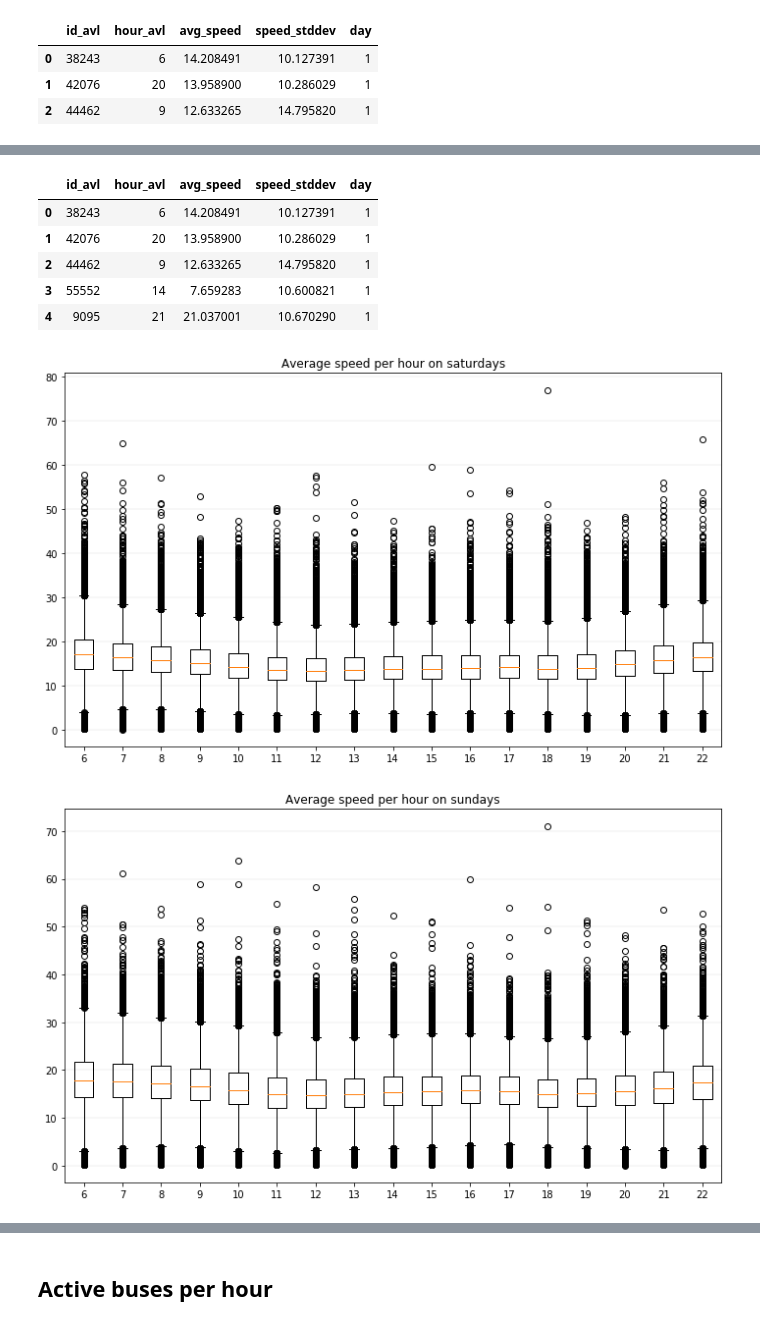
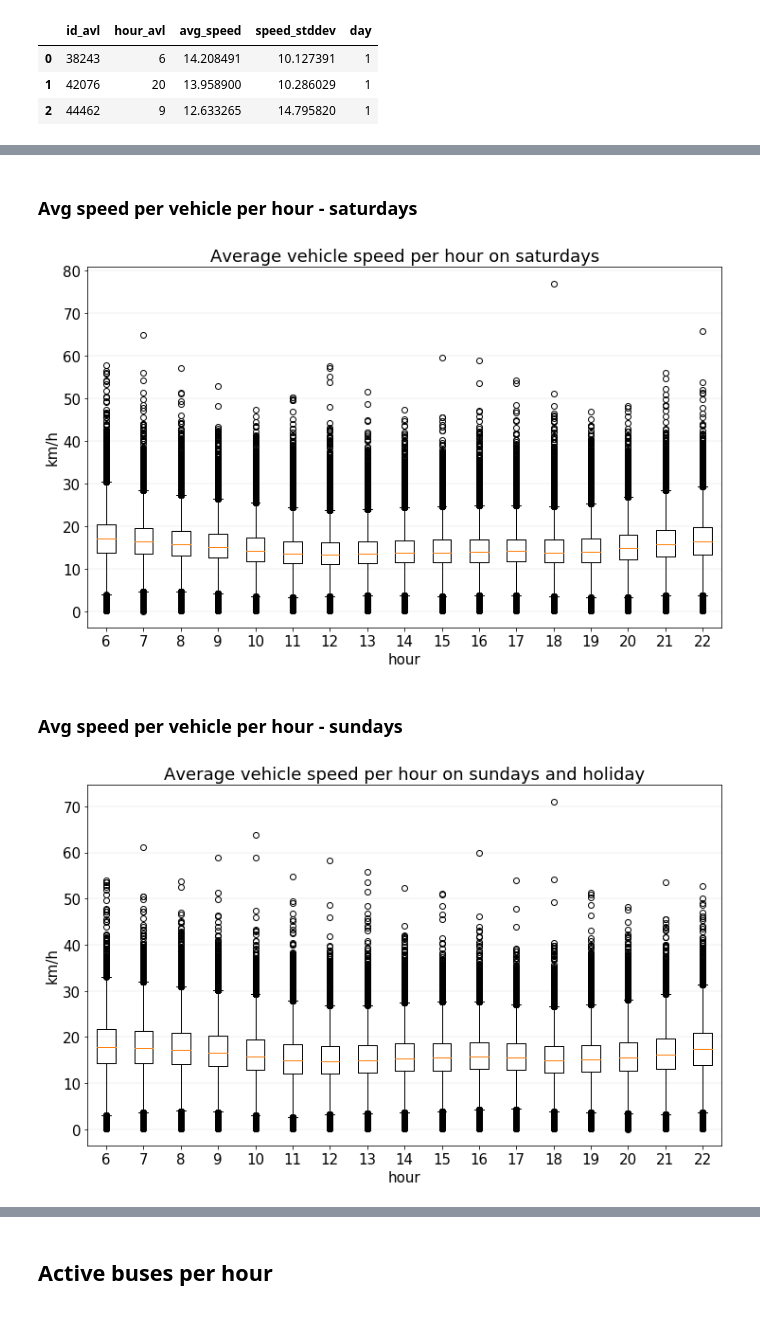
Before and after one commit to caroljunq/sptrans-data-analysis, a Jupyter notebook: article-journal/3-metrics-charts.ipynb, the cells around one changed output, grey strips where cells are left out. Cells and saved outputs as stored; diff of their text form; code cells hidden in the pictures.

```diff
--- a/article-journal/3-metrics-charts.ipynb
+++ b/article-journal/3-metrics-charts.ipynb
@@ -255,74 +282,74 @@ plt.show()
-# %%
-df = pd.read_parquet("./metrics-calculation-data/speed-calculation/speed-per-vehicle-per-hour-all-weekdays/")
-df.head(5)
-# %% [output]
-|  | id_avl | hour_avl | avg_speed | speed_stddev | day |
-| 0 | 38243 | 6 | 14.208491 | 10.127391 | 1 |
-| 1 | 42076 | 20 | 13.958900 | 10.286029 | 1 |
-| 2 | 44462 | 9 | 12.633265 | 14.795820 | 1 |
-| 3 | 55552 | 14 | 7.659283 | 10.600821 | 1 |
-| 4 | 9095 | 21 | 21.037001 | 10.670290 | 1 |
+# %% [markdown]
+### Avg speed per vehicle per hour - saturdays
 # %%
-# Avg Speed per vehicle per hour - saturdays
+# Avg speed per vehicle per hour - saturdays
 
 import numpy as np
 import pandas as pd
-from sklearn import datasets
 import matplotlib.pyplot as plt
 
-# Visualize petal length distribution for all species
+plt.rcParams.update({'font.size': 15})
+
 fig, ax = plt.subplots(figsize=(12, 7))
 
-# Remove top and right border
-# ax.spines['top'].set_visible(False)
-# ax.spines['right'].set_visible(False)
-# ax.spines['left'].set_visible(False)# Remove y-axis tick marks
-# ax.yaxis.set_ticks_position('none')# Add major gridlines in the y-axis
-ax.grid(color='grey', axis='y', linestyle='-', linewidth=0.25, alpha=0.5)# Set plot title
-
+ax.grid(color='grey', axis='y', linestyle='-', linewidth=0.25, alpha=0.5)
 
 dataset = []
+# loading file
 df = pd.read_parquet("./metrics-calculation-data/speed-calculation/speed-per-vehicle-per-hour-all-saturdays/")
-plt.title("Average speed per hour on saturdays")
+
 for hour in range(6,23):
     dataset.append(df.loc[df["hour_avl"] == hour]["avg_speed"])
 
 
+# ax.boxplot(dataset,labels=[hour for hour in range(6,23)],medianprops=dict(color='orange',linewidth=1.5),flierprops=dict(markeredgecolor='gray',marker='x'))
+
 ax.boxplot(dataset,labels=[hour for hour in range(6,23)])
 
-plt.savefig(f'./charts-results/avg-speed-per-vehicle-saturdays.png',bbox_inches='tight')
+plt.ylabel("km/h")
+plt.xlabel("hour")
+
+plt.savefig(f'./charts-results/avg-speed-per-vehicle-per-hour-saturdays.png',bbox_inches='tight',dpi=500)
+
+plt.title("Average vehicle speed per hour on saturdays")
+
 plt.show()
 # %% [output]
-[figure, old version]
+[figure, new version]
+# %% [markdown]
+### Avg speed per vehicle per hour - sundays
 # %%
-# Avg Speed per vehicle per hour - sundays
+# Avg speed per vehicle per hour - sundays
 
 import numpy as np
 import pandas as pd
-from sklearn import datasets
 import matplotlib.pyplot as plt
 
-# Visualize petal length distribution for all species
+plt.rcParams.update({'font.size': 15})
+
 fig, ax = plt.subplots(figsize=(12, 7))
 
-# Remove top and right border
-# ax.spines['top'].set_visible(False)
-# ax.spines['right'].set_visible(False)
-# ax.spines['left'].set_visible(False)# Remove y-axis tick marks
-# ax.yaxis.set_ticks_position('none')# Add major gridlines in the y-axis
-ax.grid(color='grey', axis='y', linestyle='-', linewidth=0.25, alpha=0.5)# Set plot title
-
+ax.grid(color='grey', axis='y', linestyle='-', linewidth=0.25, alpha=0.5)
 
 dataset = []
+# loading file
 df = pd.read_parquet("./metrics-calculation-data/speed-calculation/speed-per-vehicle-per-hour-all-sundays/")
-plt.title("Average speed per hour on sundays")
+
 for hour in range(6,23):
     dataset.append(df.loc[df["hour_avl"] == hour]["avg_speed"])
 
 
+# ax.boxplot(dataset,labels=[hour for hour in range(6,23)],medianprops=dict(color='orange',linewidth=1.5),flierprops=dict(markeredgecolor='gray',marker='x'))
+
 ax.boxplot(dataset,labels=[hour for hour in range(6,23)])
 
-plt.savefig(f'./charts-results/avg-speed-per-vehicle-sundays.png',bbox_inches='tight')
+plt.ylabel("km/h")
+plt.xlabel("hour")
+
+plt.savefig(f'./charts-results/avg-speed-per-vehicle-per-hour-sundays-holiday.png',bbox_inches='tight',dpi=500)
+
+plt.title("Average vehicle speed per hour on sundays and holiday")
+
 plt.show()
 # %% [output]
-[figure, old version]
+[figure, new version]
```
Also changed, not shown: parts of 11 cells of this notebook, 8 other files.
